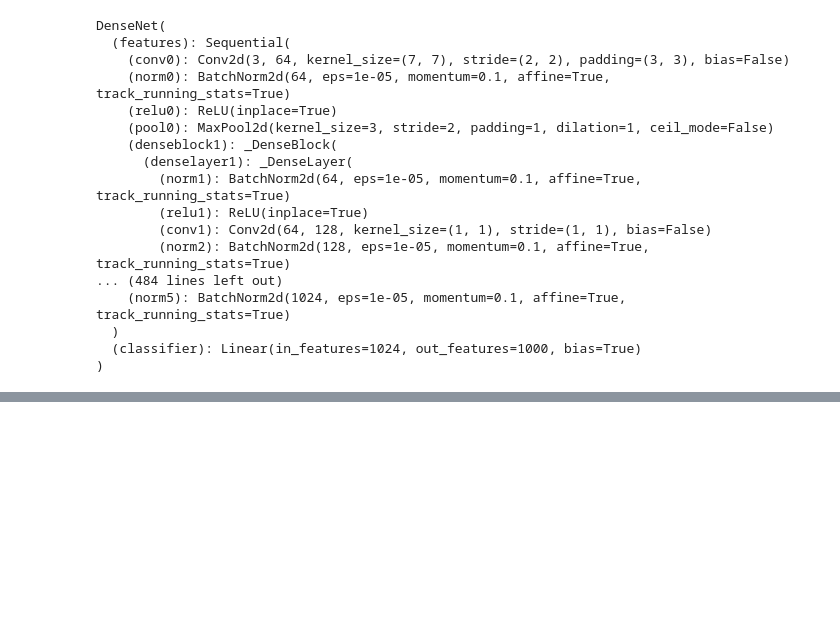
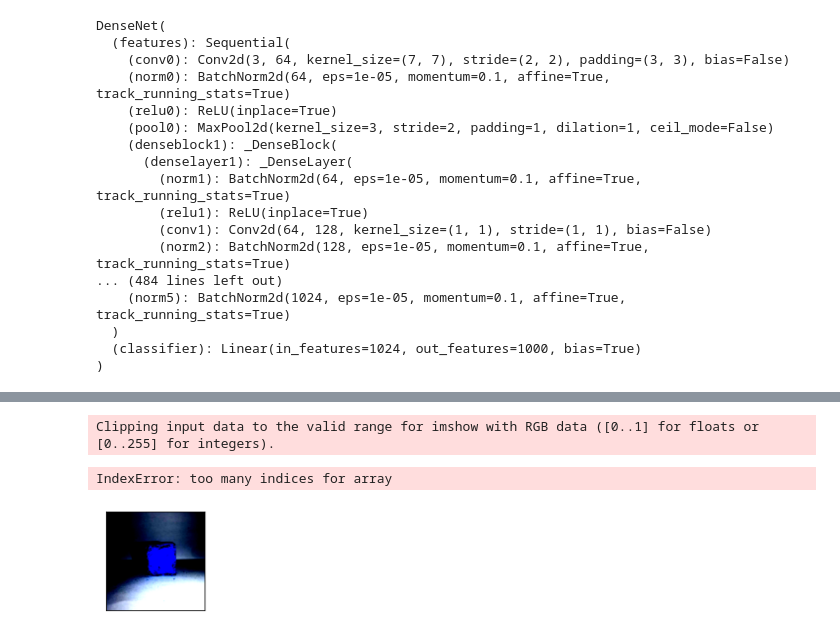
Before and after one commit to roypratik/Color_based_object_sorter, a Jupyter notebook: dense_net.ipynb, the cells around one changed output, grey strips where cells are left out. Cells and saved outputs as stored; diff of their text form; code cells hidden in the pictures; blank space fills up the shorter version.

```diff
--- a/dense_net.ipynb
+++ b/dense_net.ipynb
@@ -179,0 +201,26 @@ plt.legend(frameon=False)
+# %%
+# obtain one batch of test images
+dataiter = iter(testloader)
+images, labels = dataiter.next()
+images.numpy()
+train_on_gpu = torch.cuda.is_available()
+if train_on_gpu:
+    images = images.cuda()
+
+# get sample outputs
+output = model(images)
+# convert output probabilities to predicted class
+_, preds_tensor = torch.max(output, 1)
+preds = np.squeeze(preds_tensor.numpy()) if not train_on_gpu else np.squeeze(preds_tensor.cpu().numpy())
+
+# plot the images in the batch, along with predicted and true labels
+fig = plt.figure(figsize=(25, 4))
+for idx in np.arange(20):
+    ax = fig.add_subplot(2, 20/2, idx+1, xticks=[], yticks=[])
+    plt.imshow(np.transpose(images[idx], (1, 2, 0)))
+    ax.set_title("{} ({})".format(classes[preds[idx]], classes[labels[idx]]),
+                 color=("green" if preds[idx]==labels[idx].item() else "red"))
+# %% [output]
+Clipping input data to the valid range for imshow with RGB data ([0..1] for floats or [0..255] for integers).
+IndexError: too many indices for array
+[figure, added]
```
Also changed, not shown: parts of 7 cells of this notebook, 1 other file.
